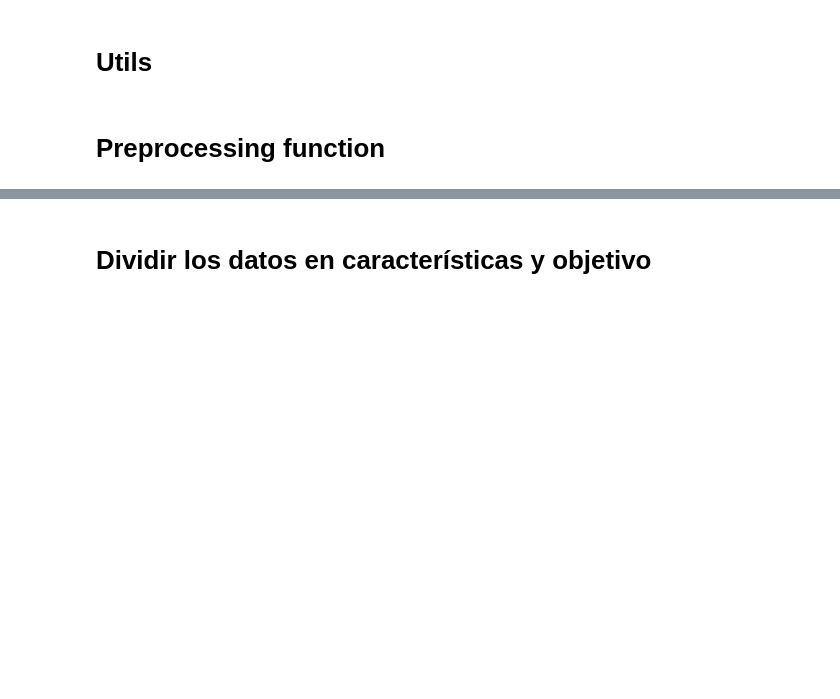
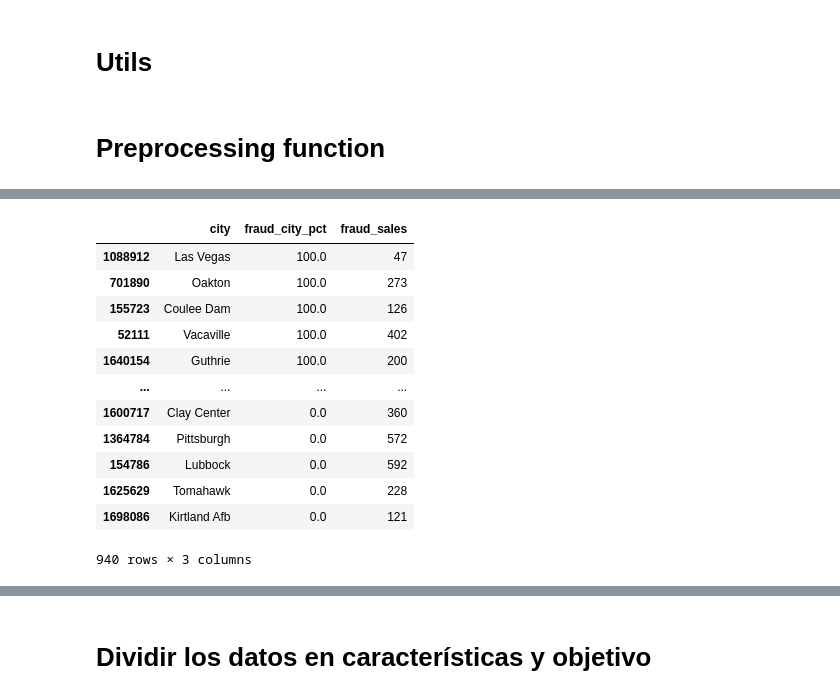
Before and after one commit to No-Country-simulation/c20-70-n-data-bi, a Jupyter notebook: EDA_2.ipynb, the cells around one changed output, grey strips where cells are left out. Drawn from its saved outputs; the diff is of its cells as text; code cells hidden in the pictures; blank space fills up the shorter version.

```diff
--- a/EDA_2.ipynb
+++ b/EDA_2.ipynb
@@ -277,0 +284,17 @@ data_clean = preprocessing_data(df_combined, create_data=True)
+# %%
+top_5_fraud_city = data_all_rows[['city', 'fraud_city_pct', 'fraud_sales']].sort_values(by='fraud_city_pct', ascending=False).drop_duplicates()
+top_5_fraud_city
+# %% [output]
+|  | city | fraud_city_pct | fraud_sales |
+| 1088912 | Las Vegas | 100.0 | 47 |
+| 701890 | Oakton | 100.0 | 273 |
+| 155723 | Coulee Dam | 100.0 | 126 |
+| 52111 | Vacaville | 100.0 | 402 |
+| 1640154 | Guthrie | 100.0 | 200 |
+| ... | ... | ... | ... |
+| 1600717 | Clay Center | 0.0 | 360 |
+| 1364784 | Pittsburgh | 0.0 | 572 |
+| 154786 | Lubbock | 0.0 | 592 |
+| 1625629 | Tomahawk | 0.0 | 228 |
+| 1698086 | Kirtland Afb | 0.0 | 121 |
+940 rows × 3 columns
```
Also changed, not shown: parts of 18 cells of this notebook, 6 other files.
